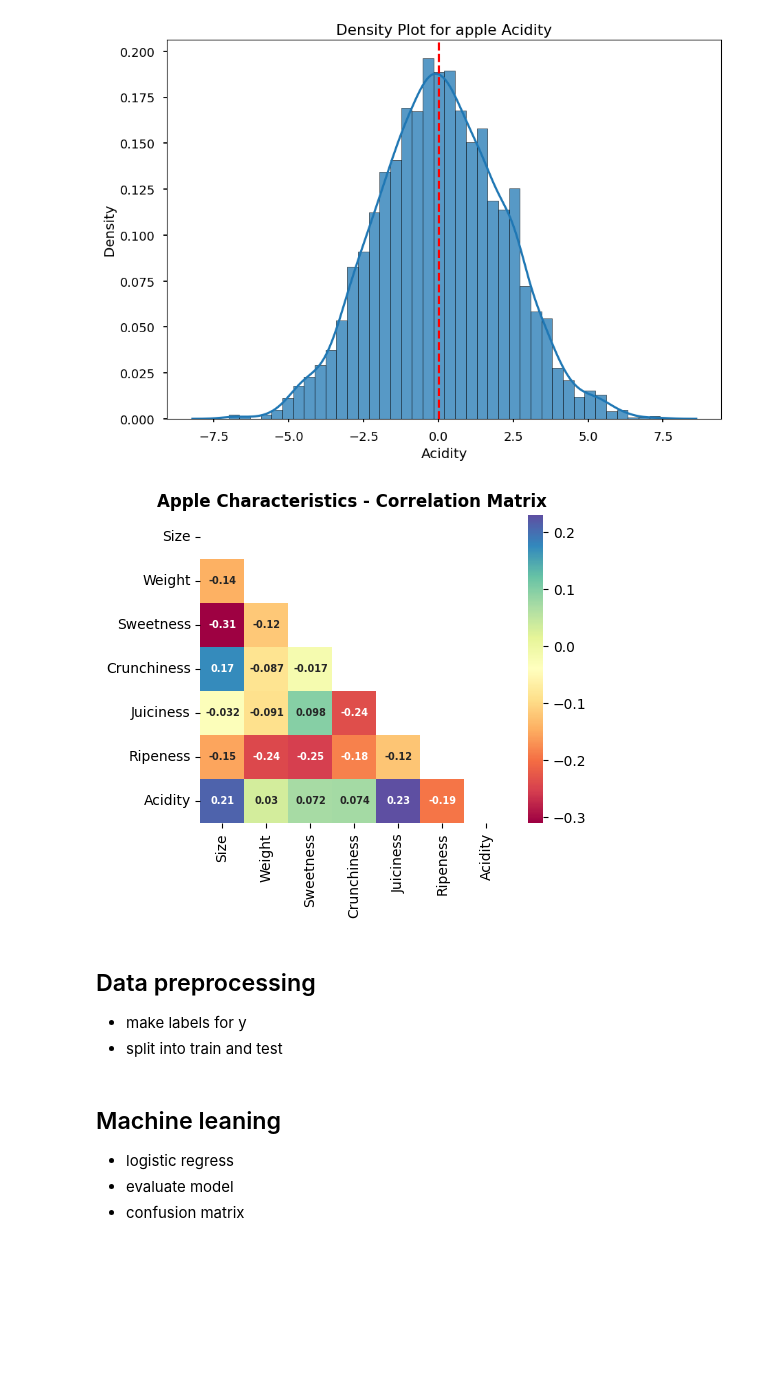
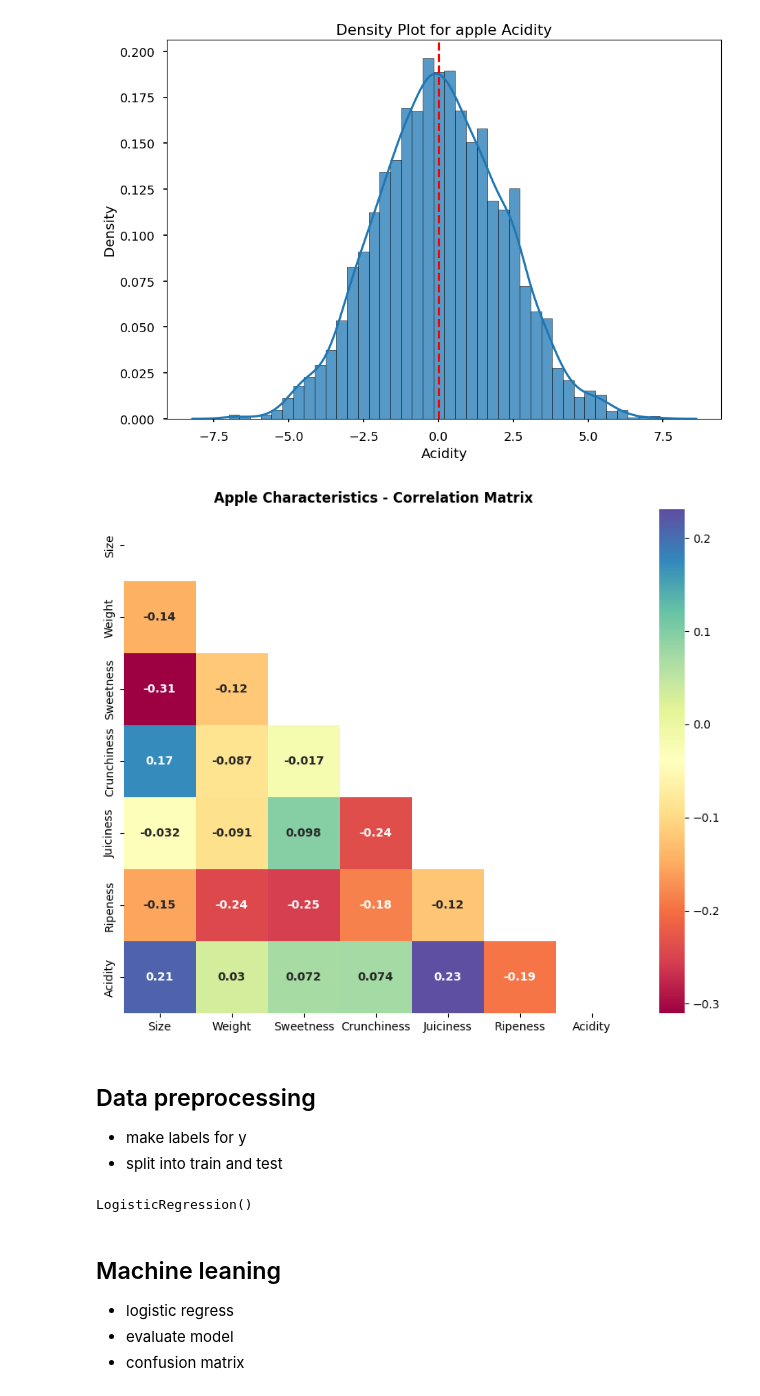
Before and after one commit to lalelisealstad/DSE200x_Python_DataScience, a Jupyter notebook: Project.ipynb, the cells around one changed output. Saved outputs shown, nothing was run; the diff lists cells and outputs as text; code cells hidden in the pictures; blank space fills up the shorter version.

Commit message:
model draft

```diff
--- a/Project.ipynb
+++ b/Project.ipynb
@@ -95,6 +95,7 @@ df = (
     .set_index('A_id')
     .dropna()
     .assign(Acidity = lambda x: (x['Acidity'].astype(float)))
+    .assign(Quality = lambda x: x['Quality'].astype('category'))
 )
 # %% [markdown]
 ## Data visualisation and analysis
@@ -145,16 +156,16 @@ for col in df.columns.tolist()[:-1]:
 # %%
 # correlation matrix
 
-corr_matrix = df.corr(method = 'spearman')
+corr_matrix = df[df.columns[:-1]].corr(method = 'spearman')
 mask = np.triu(np.ones_like(corr_matrix, dtype = bool))
 
-plt.figure(figsize = (5,4))
+plt.figure(figsize = (10,8))
 plt.style.use('default')
-sns.heatmap(corr_matrix, cmap = 'Spectral', annot = True, annot_kws = {'fontsize':7, 'fontweight':'bold'}, square = True, mask = mask)
+sns.heatmap(corr_matrix, cmap = 'Spectral', annot = True, annot_kws = {'fontsize':10, 'fontweight':'bold'}, square = True, mask = mask)
 plt.title("Apple Characteristics - Correlation Matrix ", fontsize = 12, fontweight = "bold")
 plt.show()
 # %% [output]
-[figure, old version]
+[figure, new version]
 # %% [markdown]
 ## Data preprocessing
 
@@ -163,3 +188,8 @@ plt.show()
+# %%
+model = LogisticRegression()
+model.fit(X_train, y_train)
+# %% [output]
+LogisticRegression()
 # %% [markdown]
 ## Machine leaning
 - logistic regress
```
Also changed, not shown: parts of 13 cells of this notebook, 2 other files.
